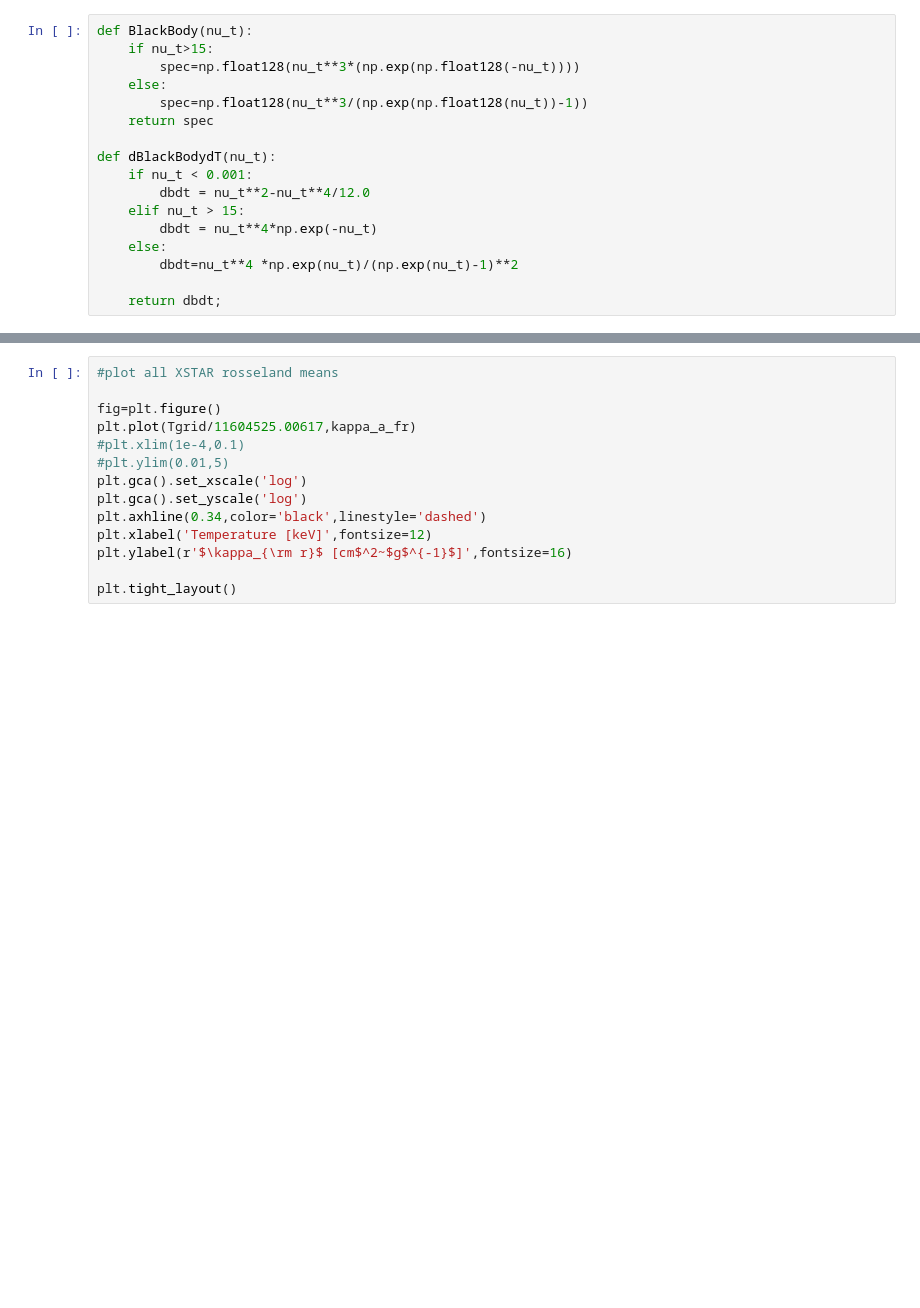
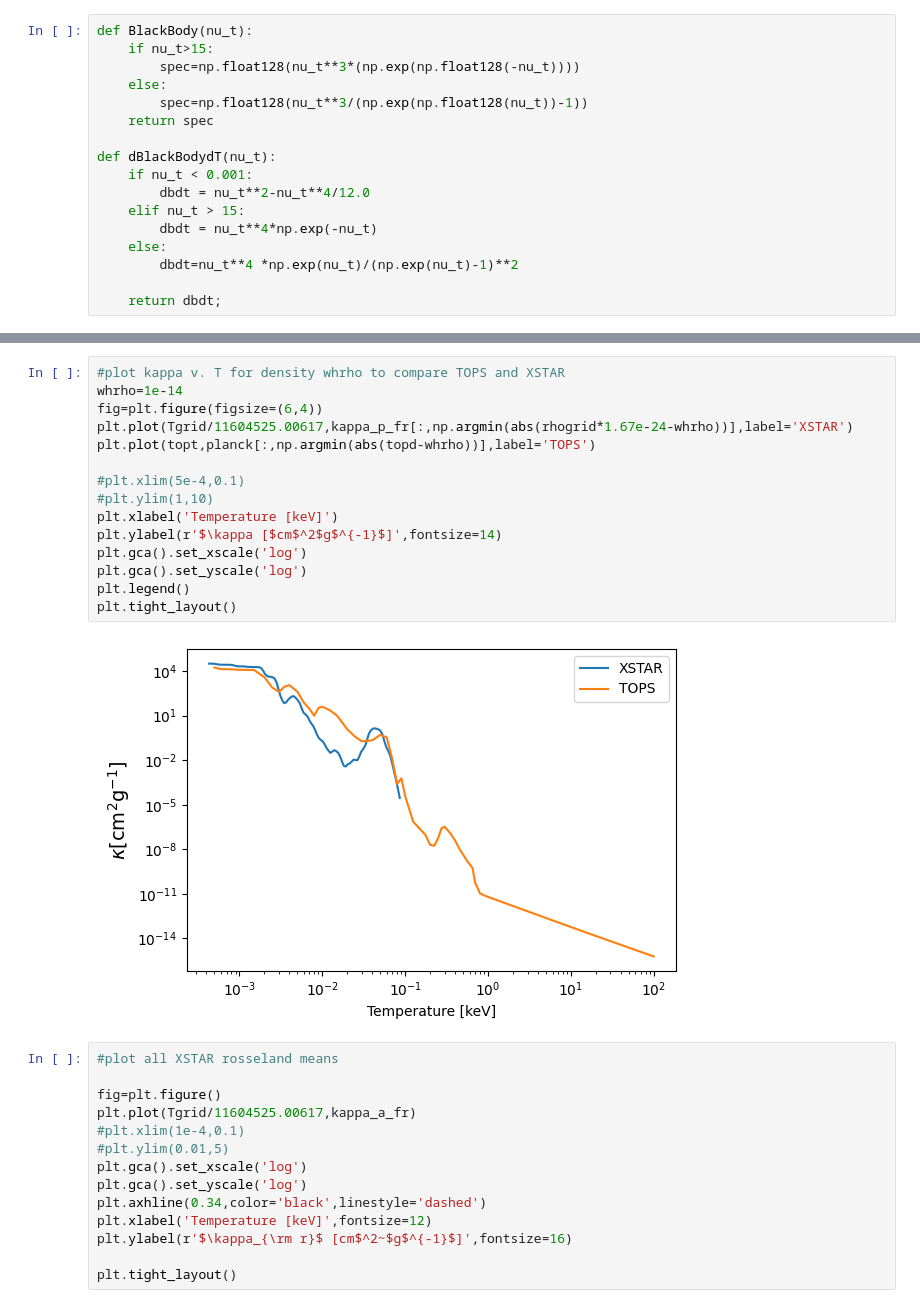
Before and after one commit to AmySec/python4XSTAR, a Jupyter notebook: opacity_analysis.ipynb, the cells around one changed output, grey strips where cells are left out. Saved outputs shown, nothing was run; the diff lists cells and outputs as text; blank space fills up the shorter version.

```diff
--- a/opacity_analysis.ipynb
+++ b/opacity_analysis.ipynb
@@ -146,3 +130,20 @@ plt.tight_layout()
+# %%
+#plot kappa v. T for density whrho to compare TOPS and XSTAR
+whrho=1e-14
+fig=plt.figure(figsize=(6,4))
+plt.plot(Tgrid/11604525.00617,kappa_p_fr[:,np.argmin(abs(rhogrid*1.67e-24-whrho))],label='XSTAR')
+plt.plot(topt,planck[:,np.argmin(abs(topd-whrho))],label='TOPS')
+
+#plt.xlim(5e-4,0.1)
+#plt.ylim(1,10)
+plt.xlabel('Temperature [keV]')
+plt.ylabel(r'$\kappa [$cm$^2$g$^{-1}$]',fontsize=14)
+plt.gca().set_xscale('log')
+plt.gca().set_yscale('log')
+plt.legend()
+plt.tight_layout()
+# %% [output]
+[figure, added]
 # %%
 #plot all XSTAR rosseland means
 
```
Also changed, not shown: parts of 7 cells of this notebook, 2 other files.
